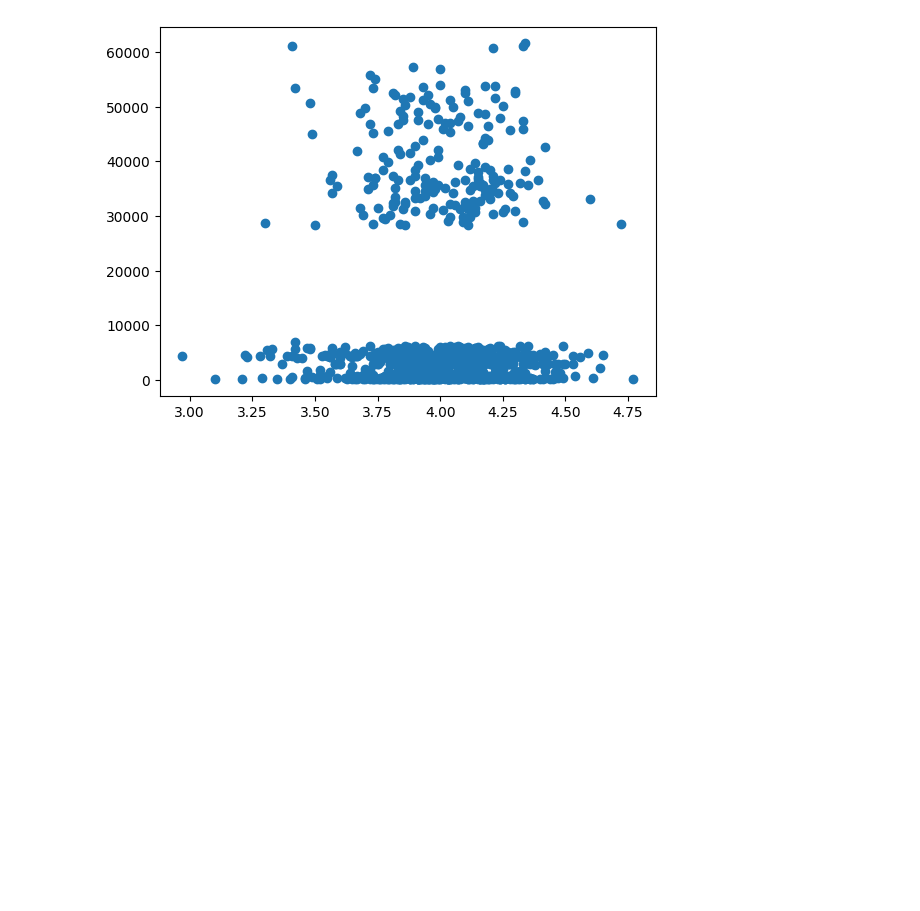
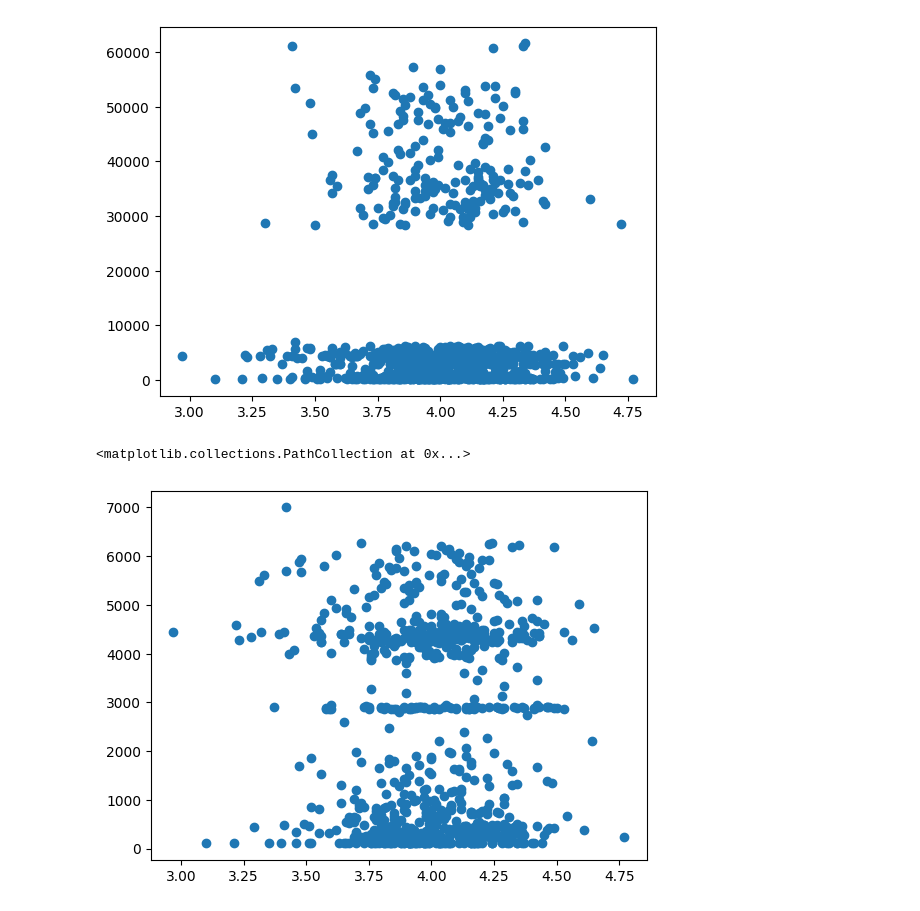
Before and after one commit to Laurentius96/Analysis_of_Book_Publication_Data, a Jupyter notebook: main.ipynb, the cells around one changed output. Cells and saved outputs as stored; diff of their text form; code cells hidden in the pictures; blank space fills up the shorter version.

```diff
--- a/main.ipynb
+++ b/main.ipynb
@@ -277,3 +277,10 @@ plt.scatter(df["Book_average_rating"], df["units sold"])
 # %% [output]
 <matplotlib.collections.PathCollection at 0x...>
 [figure]
+# %%
+booleano = df["units sold"] < 10000
+
+plt.scatter(df[booleano] ["Book_average_rating"], df[booleano]["units sold"])
+# %% [output]
+<matplotlib.collections.PathCollection at 0x...>
+[figure, added]
```
Also changed, not shown: parts of 4 cells of this notebook.
